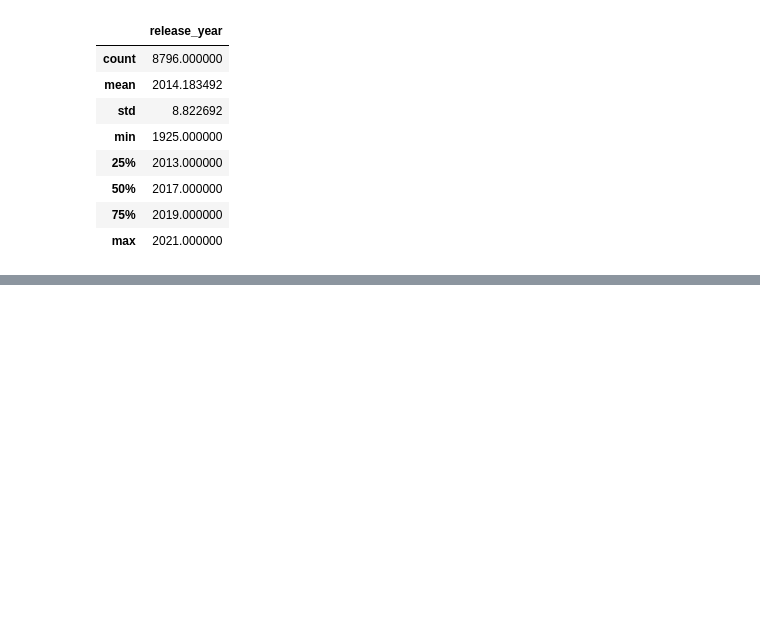
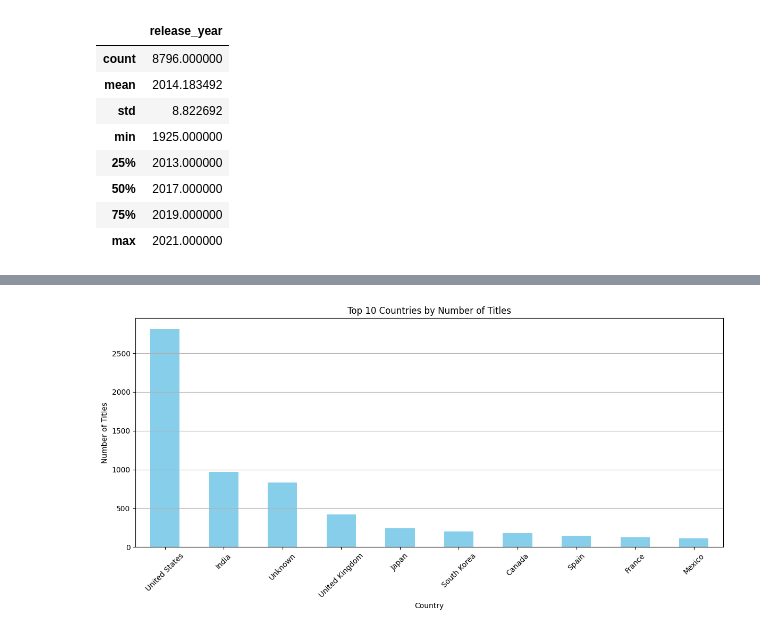
Before and after one commit to HarshChaturvedi19/netflix-data-analysis, a Jupyter notebook: netflix_data_analysis.ipynb, the cells around one changed output, grey strips where cells are left out. Drawn from its saved outputs; the diff is of its cells as text; code cells hidden in the pictures; blank space fills up the shorter version.

Commit message:
data visualization

```diff
--- a/netflix_data_analysis.ipynb
+++ b/netflix_data_analysis.ipynb
@@ -525,0 +549,14 @@ df[['release_year', 'duration']].describe()
+# %%
+plt.figure(figsize=(12, 6))
+top_countries = df['country'].value_counts().head(10)
+top_countries.plot(kind='bar', color='skyblue')
+plt.title('Top 10 Countries by Number of Titles')
+plt.xlabel('Country')
+plt.ylabel('Number of Titles')
+plt.grid(True, axis='y')
+plt.xticks(rotation=45)
+plt.tight_layout()
+plt.savefig('bar_titles_by_country.png')
+plt.show()
+# %% [output]
+[figure, added]
```
Also changed, not shown: parts of 3 cells of this notebook, 1 other file.
